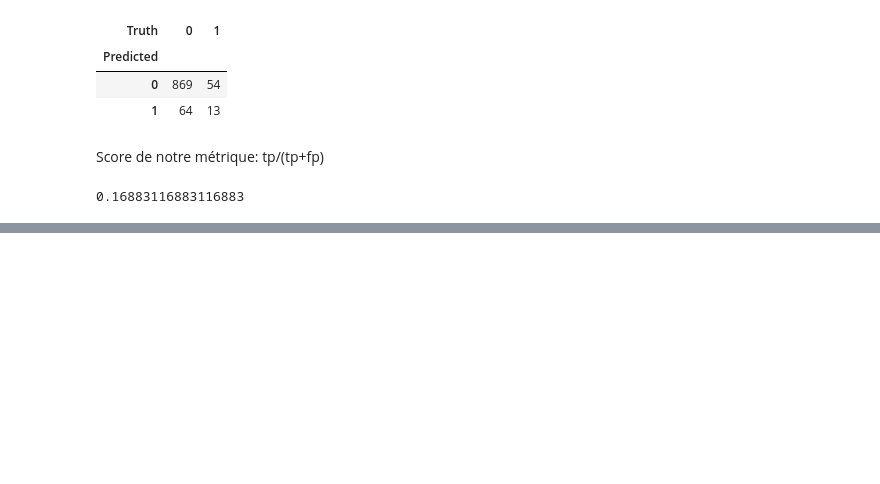
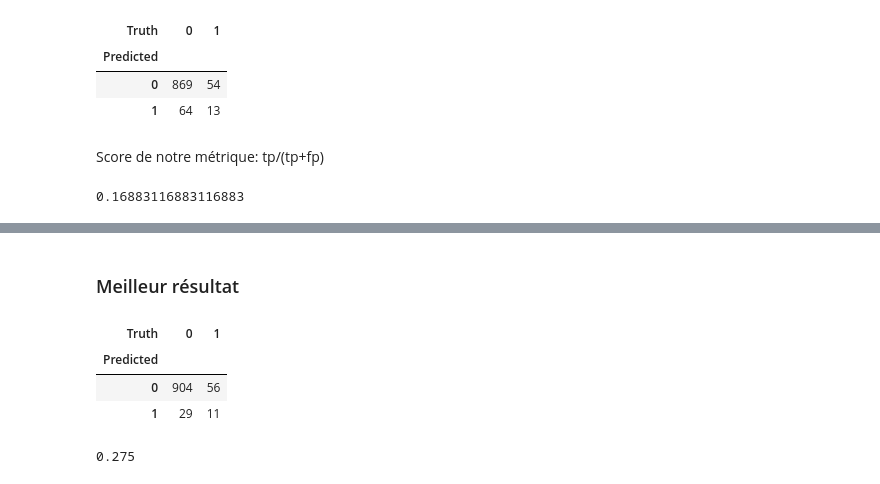
Before and after one commit to neodelphis/initiation-machine-learning, a Jupyter notebook: 11 decision trees.ipynb, the cells around one changed output, grey strips where cells are left out. Drawn from its saved outputs; the diff is of its cells as text; code cells hidden in the pictures; blank space fills up the shorter version.

```diff
--- a/11 decision trees.ipynb
+++ b/11 decision trees.ipynb
@@ -413,0 +510,15 @@ On peut ensuite faire une exploration des hyperparamètres pour essayer d'améli
+# %%
+criterions =['gini', 'entropy', 'log_loss']
+max_depths = [3, 5, 10, 15, 20, None]
+
+results = []
+for criterion in criterions:
+    for max_depth in max_depths:
+        classifier = DecisionTreeClassifier(criterion=criterion, max_depth=max_depth, random_state=42)
+        classifier.fit(X_train, y_train)
+
+        y_test_pred = classifier.predict(X_test)
+        if sum(y_test_pred) >= 19:
+            results.append((precision_score(y_test, y_test_pred), criterion, max_depth))
+
+sorted(results)
@@ -413,0 +538,17 @@ On peut ensuite faire une exploration des hyperparamètres pour essayer d'améli
+# %% [markdown]
+### Meilleur résultat
+# %%
+classifier = DecisionTreeClassifier(criterion='gini', max_depth=10, random_state=42)
+classifier.fit(X_train, y_train)
+
+y_test_pred = classifier.predict(X_test)
+confusion_table(y_test_pred, y_test)
+# %% [output]
+| Truth | 0 | 1 |
+| Predicted |  |  |
+| 0 | 904 | 56 |
+| 1 | 29 | 11 |
+# %%
+precision_score(y_test, y_test_pred)
+# %% [output]
+0.275
```
Also changed, not shown: parts of 16 cells of this notebook.
